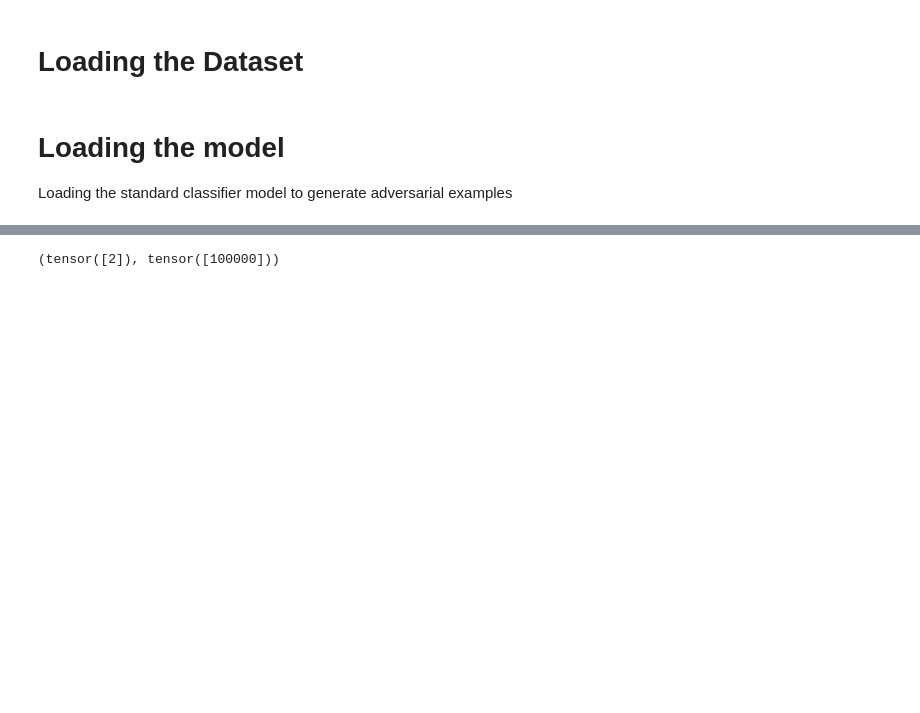
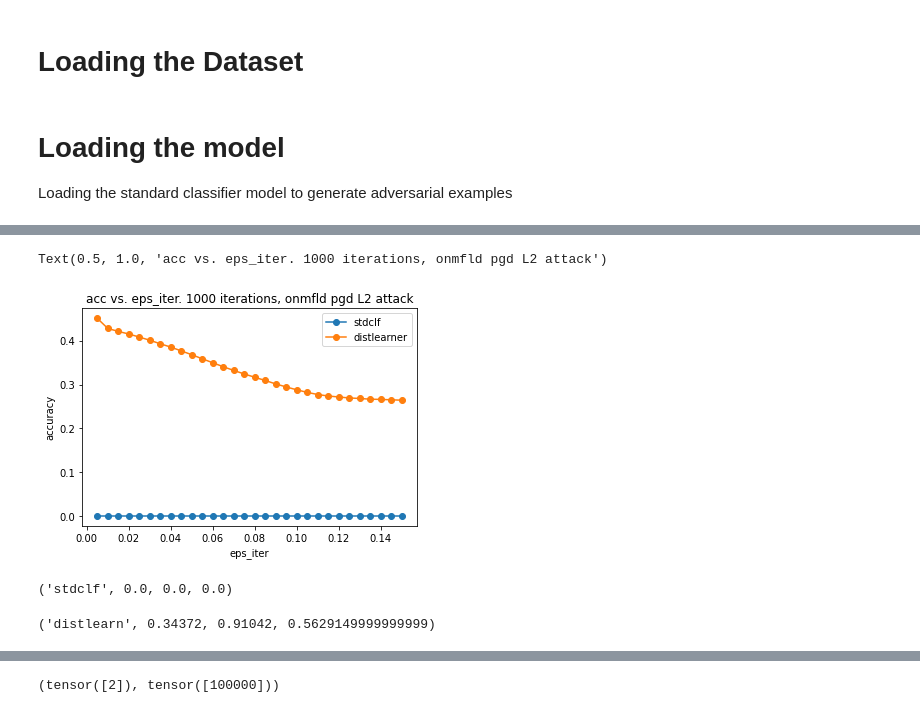
Before and after one commit to microsoft/distance-learner, a Jupyter notebook: notebooks/Experiment D - Distance Learner Against Adversarial Examples.ipynb, the cells around one changed output, grey strips where cells are left out. Drawn from its saved outputs; the diff is of its cells as text; code cells hidden in the pictures; blank space fills up the shorter version.

```diff
--- a/notebooks/Experiment D - Distance Learner Against Adversarial Examples.ipynb
+++ b/notebooks/Experiment D - Distance Learner Against Adversarial Examples.ipynb
@@ -202,0 +363,3 @@ torch.Size([84508, 2])
+# %%
+with open("sweep_logs_k500n500_moreoffmfld.json", "w") as f:
+    json.dump(sweep_logs, f)
@@ -202,0 +393,32 @@ torch.Size([84508, 2])
+# %%
+with open("sweep_logs2onmfld_v3.json", "r") as f:
+    sweep_logs_onmfld = json.load(f)
+
+stdclf_adv_accs = []
+distlearn_adv_accs = []
+
+for alpha in sweep_logs_onmfld:
+    stdclf_adv_accs.append(sweep_logs_onmfld[alpha]["stdclf_clfadv_report"]["accuracy"])
+    distlearn_adv_accs.append(sweep_logs_onmfld[alpha]["distlearn_dladv_report"]["accuracy"])
+
+plt.plot([float(i) for i in list(sweep_logs_onmfld.keys())], stdclf_adv_accs, marker="o", label="stdclf")
+plt.plot([float(i) for i in list(sweep_logs_onmfld.keys())], distlearn_adv_accs, marker="o", label="distlearner")
+plt.legend()
+plt.xlabel("eps_iter")
+plt.ylabel("accuracy")
+
+plt.title("acc vs. eps_iter. 1000 iterations, onmfld pgd L2 attack")
+
+# import matplotlib.ticker as mtick
+# plt.gca().xaxis.set_major_formatter(mtick.FormatStrFormatter('%.2e'))
+# %% [output]
+Text(0.5, 1.0, 'acc vs. eps_iter. 1000 iterations, onmfld pgd L2 attack')
+[figure, added]
+# %%
+"stdclf", min(stdclf_adv_accs), max(stdclf_adv_accs), sum(stdclf_adv_accs) / len(stdclf_adv_accs)
+# %% [output]
+('stdclf', 0.0, 0.0, 0.0)
+# %%
+"distlearn", min(distlearn_adv_accs), max(distlearn_adv_accs), sum(distlearn_adv_accs) / len(distlearn_adv_accs)
+# %% [output]
+('distlearn', 0.34372, 0.91042, 0.5629149999999999)
```
Also changed, not shown: parts of 41 cells of this notebook, 23 other files.
